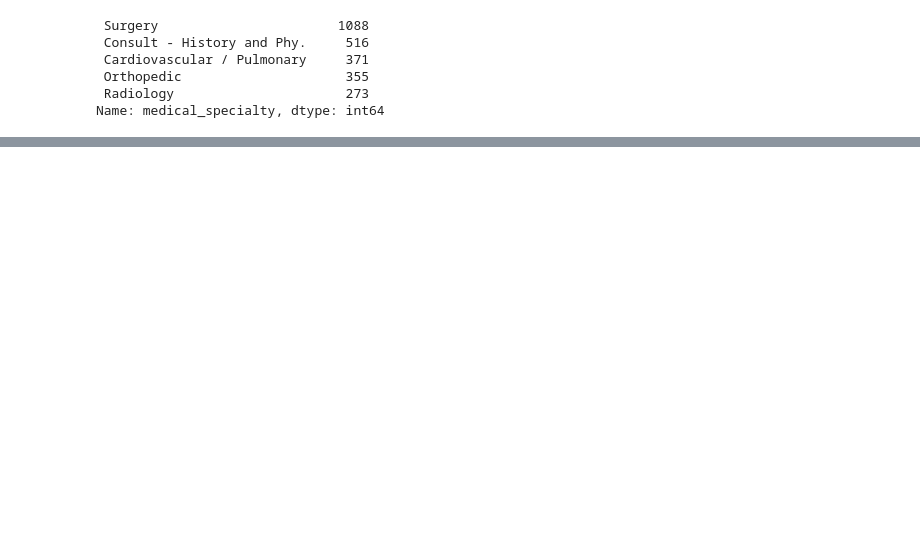
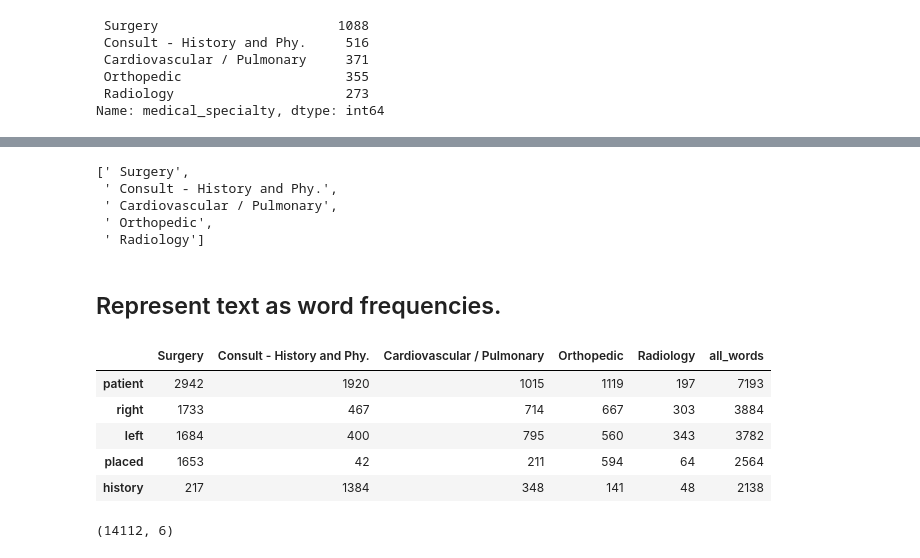
Before and after one commit to cindyvillanuevads/project_medical_text, a Jupyter notebook: initial_notebook.ipynb, the cells around one changed output, grey strips where cells are left out. Cells and saved outputs as stored; diff of their text form; code cells hidden in the pictures; blank space fills up the shorter version.

```diff
--- a/initial_notebook.ipynb
+++ b/initial_notebook.ipynb
@@ -276,0 +292,37 @@ plt.show()
+# %%
+list_med
+# %% [output]
+[' Surgery',
+ ' Consult - History and Phy.',
+ ' Cardiovascular / Pulmonary',
+ ' Orthopedic',
+ ' Radiology']
+# %%
+#joint all the text of each language
+join_text ={}
+for med in list_med :
+    join_text[med] = pre.basic_clean(' '.join(train[train.medical_specialty == med].lemmatized))
+
+#add allwords
+join_text['all_words']= pre.basic_clean(' '.join(train.lemmatized))
+# %% [markdown]
+## Represent text as word frequencies.
+# %%
+#create a word_count df
+word_counts= pd.DataFrame()
+for med in join_text:
+    word_counts[med] = pd.Series(join_text[med].split()).value_counts()
+word_counts= word_counts.fillna(0).astype(int)
+# %%
+word_counts.sort_values('all_words', ascending=False).head()
+# %% [output]
+|  | Surgery | Consult - History and Phy. | Cardiovascular / Pulmonary | Orthopedic | Radiology | all_words |
+| patient | 2942 | 1920 | 1015 | 1119 | 197 | 7193 |
+| right | 1733 | 467 | 714 | 667 | 303 | 3884 |
+| left | 1684 | 400 | 795 | 560 | 343 | 3782 |
+| placed | 1653 | 42 | 211 | 594 | 64 | 2564 |
+| history | 217 | 1384 | 348 | 141 | 48 | 2138 |
+# %%
+word_counts.shape
+# %% [output]
+(14112, 6)
```
Also changed, not shown: parts of 6 cells of this notebook, 1 other file.
